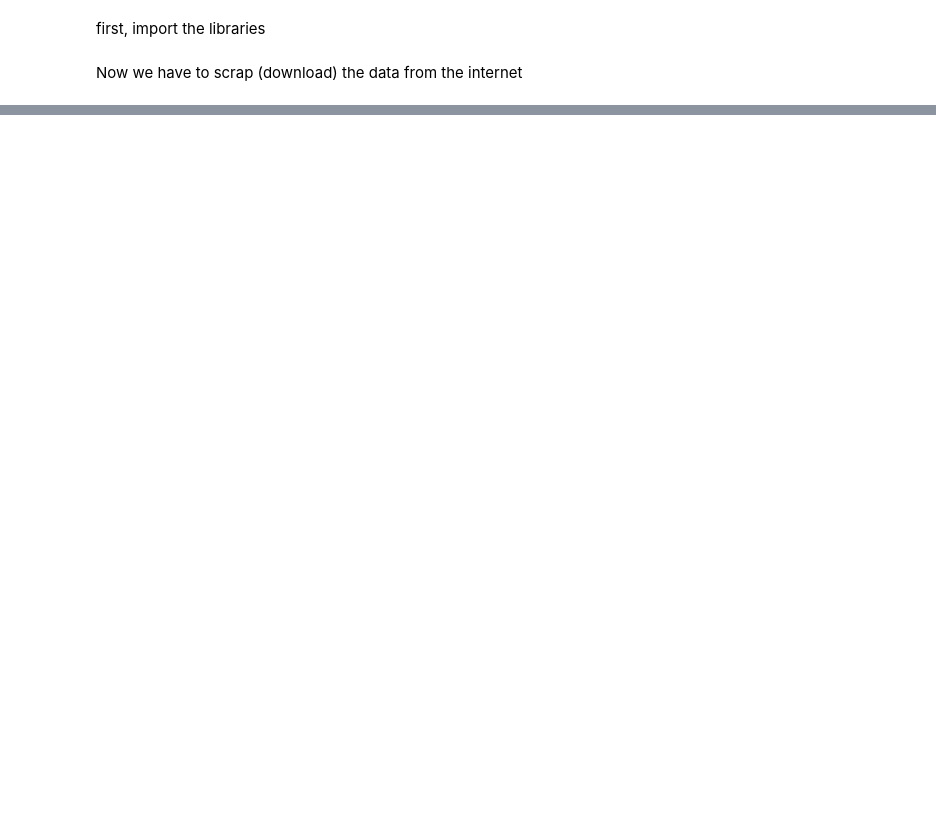
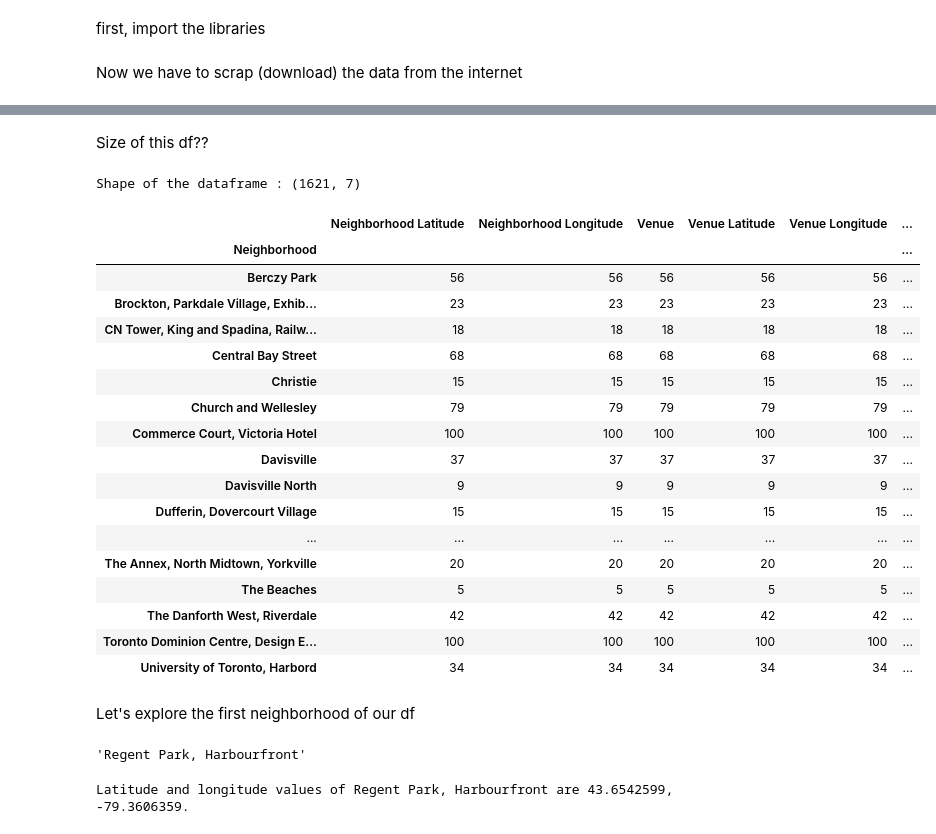
Before and after one commit to fedefrig/Coursera_Capstone, a Jupyter notebook: Segmenting and Clustering Neighborhoods in Toronto.ipynb, the cells around one changed output, grey strips where cells are left out. Cells and saved outputs as stored; diff of their text form; code cells hidden in the pictures; blank space fills up the shorter version.

```diff
--- a/Segmenting and Clustering Neighborhoods in Toronto.ipynb
+++ b/Segmenting and Clustering Neighborhoods in Toronto.ipynb
@@ -139,0 +149,3 @@ Because Data_2 has 103 rows while df has 205 rows, when merging the two there wi
+# %%
+Toronto_df = merged_df[merged_df['Borough'].str.contains('Toronto')].reset_index(drop=True)
+Toronto_df.head(9)
@@ -139,0 +165,16 @@ Because Data_2 has 103 rows while df has 205 rows, when merging the two there wi
+# %%
+map_Toronto = folium.Map(location=[latitude, longitude], zoom_start=11)
+
+for lat, lng, label in zip(Toronto_df['Latitude'], Toronto_df['Longitude'], Toronto_df['Neighborhood']):
+    label = folium.Popup(label, parse_html=True)
+    folium.CircleMarker(
+        [lat, lng],
+        radius=5,
+        popup=label,
+        color='blue',
+        fill=True,
+        fill_color='#3186cc',
+        fill_opacity=0.7,
+        parse_html=False).add_to(map_Toronto)
+
+map_Toronto
@@ -139,0 +185,9 @@ Because Data_2 has 103 rows while df has 205 rows, when merging the two there wi
+# %%
+CLIENT_ID = 'JEAKFVM53VF2CZLUYTO2VCL1QVYVSFNWLABBR2VN2XTL2SYL' # your Foursquare ID
+CLIENT_SECRET = 'UAVJXVWFHGWIHBUJE13RGHBC3FM0TICWSBW2V0SNHIE4VP2Z' # your Foursquare Secret
+VERSION = '20180605' # Foursquare API version
+LIMIT = 200 # A default Foursquare API limit value
+
+print('Your credentails:')
+print('CLIENT_ID: ' + CLIENT_ID)
+print('CLIENT_SECRET:' + CLIENT_SECRET)
@@ -139,0 +237,6 @@ Because Data_2 has 103 rows while df has 205 rows, when merging the two there wi
+# %%
+all_venues = getNearbyVenues(
+                             names=Toronto_df['Neighborhood'],
+                             latitudes=Toronto_df['Latitude'],
+                             longitudes=Toronto_df['Longitude']
+                            )
@@ -139,0 +270,44 @@ Because Data_2 has 103 rows while df has 205 rows, when merging the two there wi
+# %% [markdown]
+Size of this df??
+# %%
+print('Shape of the dataframe : {}'.format(all_venues.shape))
+# %% [output]
+Shape of the dataframe : (1621, 7)
+# %%
+all_venues.groupby('Neighborhood').count()
+# %% [output]
+|  | Neighborhood Latitude | Neighborhood Longitude | Venue | Venue Latitude | Venue Longitude | ... |
+| Neighborhood |  |  |  |  |  | ... |
+| Berczy Park | 56 | 56 | 56 | 56 | 56 | ... |
+| Brockton, Parkdale Village, Exhib... | 23 | 23 | 23 | 23 | 23 | ... |
+| CN Tower, King and Spadina, Railw... | 18 | 18 | 18 | 18 | 18 | ... |
+| Central Bay Street | 68 | 68 | 68 | 68 | 68 | ... |
+| Christie | 15 | 15 | 15 | 15 | 15 | ... |
+| Church and Wellesley | 79 | 79 | 79 | 79 | 79 | ... |
+| Commerce Court, Victoria Hotel | 100 | 100 | 100 | 100 | 100 | ... |
+| Davisville | 37 | 37 | 37 | 37 | 37 | ... |
+| Davisville North | 9 | 9 | 9 | 9 | 9 | ... |
+| Dufferin, Dovercourt Village | 15 | 15 | 15 | 15 | 15 | ... |
+| ... | ... | ... | ... | ... | ... | ... |
+| The Annex, North Midtown, Yorkville | 20 | 20 | 20 | 20 | 20 | ... |
+| The Beaches | 5 | 5 | 5 | 5 | 5 | ... |
+| The Danforth West, Riverdale | 42 | 42 | 42 | 42 | 42 | ... |
+| Toronto Dominion Centre, Design E... | 100 | 100 | 100 | 100 | 100 | ... |
+| University of Toronto, Harbord | 34 | 34 | 34 | 34 | 34 | ... |
+# %% [markdown]
+Let's explore the first neighborhood of our df
+# %%
+Toronto_df.loc[0, 'Neighborhood']
+# %% [output]
+'Regent Park, Harbourfront'
+# %%
+neighborhood_latitude = Toronto_df.loc[0, 'Latitude'] # neighborhood latitude value
+neighborhood_longitude = Toronto_df.loc[0, 'Longitude'] # neighborhood longitude value
+
+neighborhood_name = Toronto_df.loc[0, 'Neighborhood'] # neighborhood name
+
+print('Latitude and longitude values of {} are {}, {}.'.format(neighborhood_name,
+                                                               neighborhood_latitude,
+                                                               neighborhood_longitude))
+# %% [output]
+Latitude and longitude values of Regent Park, Harbourfront are 43.6542599, -79.3606359.
```
Also changed, not shown: parts of 79 cells of this notebook.
